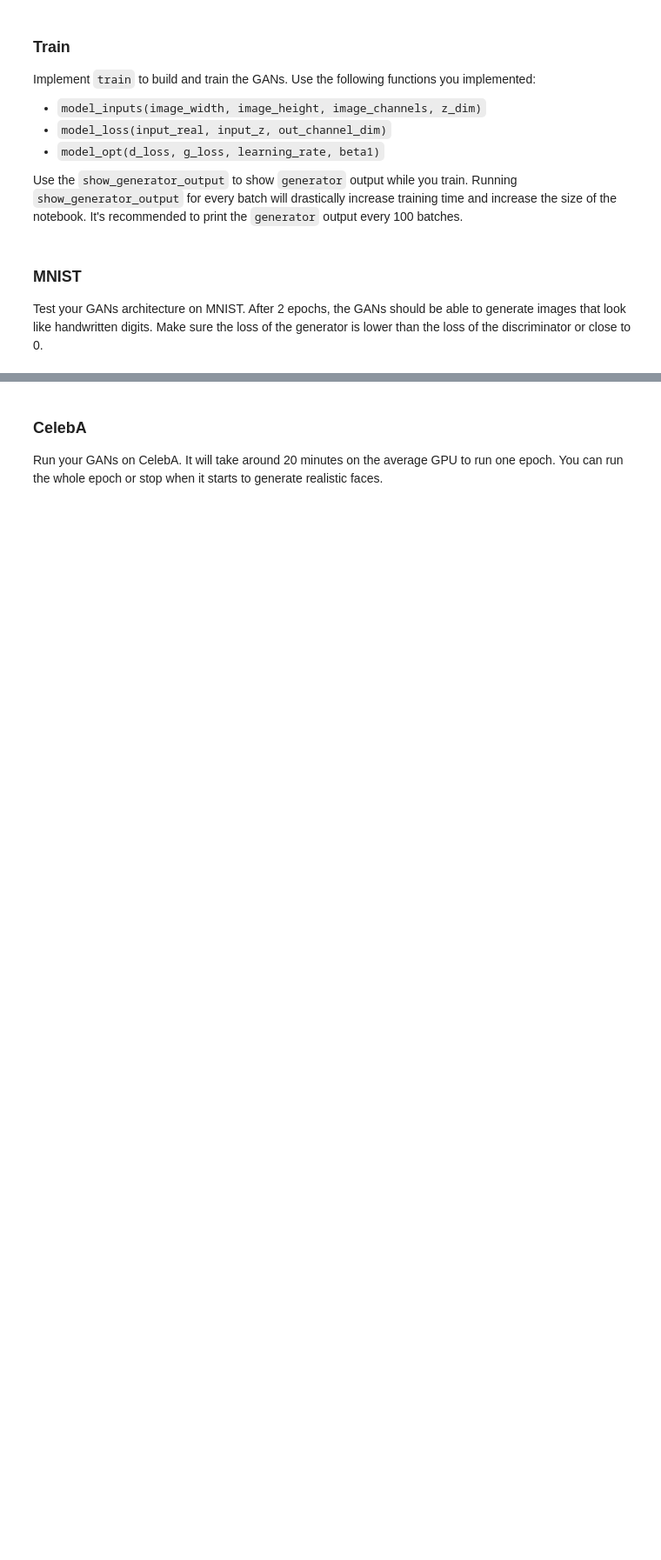
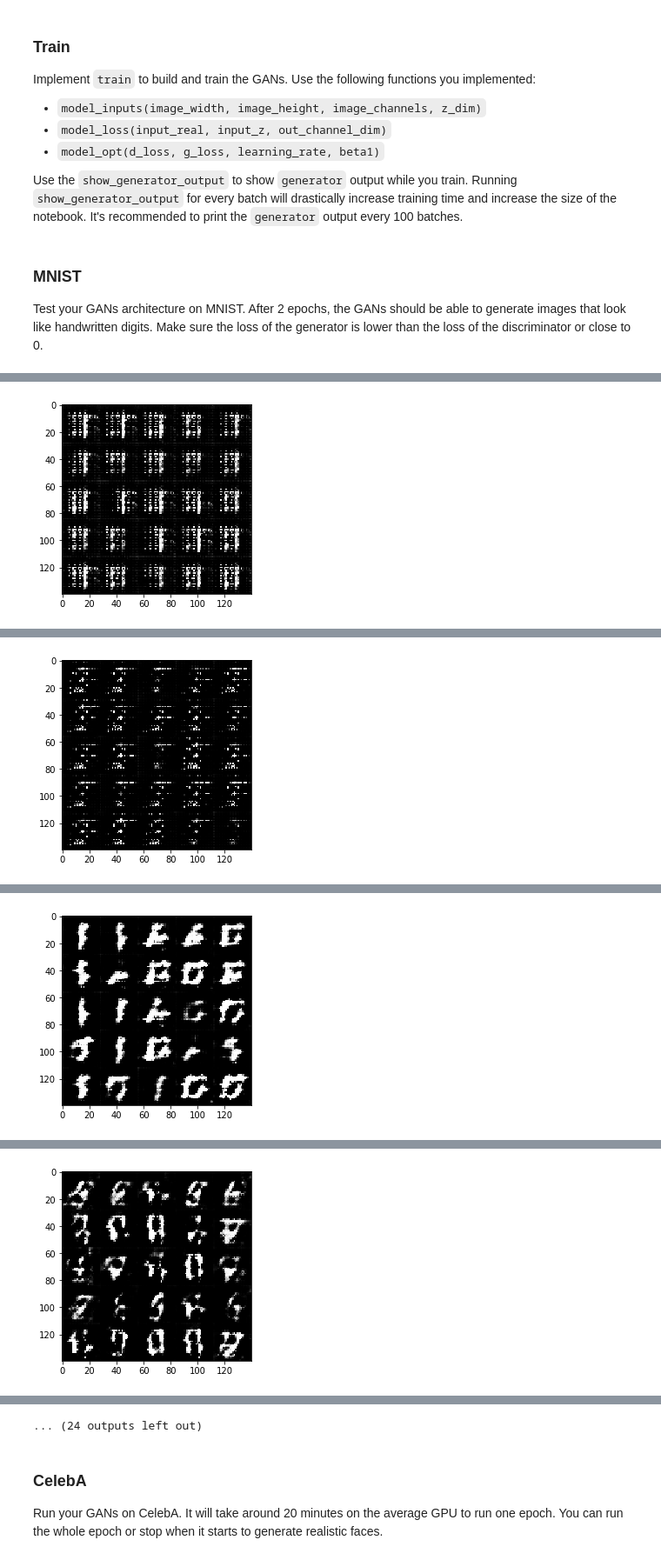
Before and after one commit to daamanmeet/Face-Generation-using-Deep-Convolution-Generative-Adversarial-Networks, a Jupyter notebook: dlnd_face_generation.ipynb, the cells around one changed output, grey strips where cells are left out. Shown at 87% size. Drawn from its saved outputs; the diff is of its cells as text; code cells hidden in the pictures; blank space fills up the shorter version.

Commit message:
Trained GAN model on MNIST and CelebA dataset

```diff
--- a/dlnd_face_generation.ipynb
+++ b/dlnd_face_generation.ipynb
@@ -106,8 +116,8 @@ def model_inputs(image_width, image_height, image_channels, z_dim):
     :param z_dim: The dimension of Z
     :return: Tuple of (tensor of real input images, tensor of z data, learning rate)
     """
-    real_input = tf.placeholder(tf.float32,(None,image_width,image_height,image_channels),name='real_input_data')
-    z_input = tf.placeholder(tf.float32,(None,z_dim),name='z_data')
+    real_input = tf.placeholder(tf.float32,[None,image_width,image_height,image_channels],name='real_input_data')
+    z_input = tf.placeholder(tf.float32,[None,z_dim],name='z_data')
     learning_rate = tf.placeholder(tf.float32,name='learning_rate')
 
     return real_input,z_input,learning_rate
@@ -312,47 +322,42 @@ def train(epoch_count, batch_size, z_dim, learning_rate, beta1, get_batches, dat
     :param data_image_mode: The image mode to use for images ("RGB" or "L")
     """
     # Build Model
+    input_real, input_z, lr = model_inputs(data_shape[1], data_shape[2], data_shape[3], z_dim)
+    d_loss, g_loss = model_loss(input_real, input_z, data_shape[3])
+    d_train_opt, g_train_opt = model_opt(d_loss, g_loss, lr, beta1)
 
-    input_real,input_z,lr = model_inputs(data_shape[1],data_shape[2],
-                                                    data_shape[3],z_dim=z_dim)
-    d_loss,g_loss = model_loss(input_real,input_z,out_channel_dim=data_shape[3])
-
-    dis_train_opt,gen_train_opt = model_opt(d_loss,g_loss,beta1)
-
-    iters = 0
+    steps = 0
 
     with tf.Session() as sess:
         sess.run(tf.global_variables_initializer())
         for epoch_i in range(epoch_count):
             for batch_images in get_batches(batch_size):
                 # Train Model
-                iters +=1
-                batch_images *=2
+                steps += 1
+                batch_images *= 2
 
                 # generator random noise input
-                batch_z = np.random.uniform(-1,1,size=(batch_size,z_dim))
+                batch_z = np.random.uniform(-1,1,size =(batch_size, z_dim))
 
                 # Run Optimizers
-                _ = sess.run(dis_train_opt,feed_dict={input_real:batch_images,input_z:batch_z,lr:learning_rate})
-                _ = sess.run(gen_train_opt,feed_dict={input_z:batch_z,lr:learning_rate})
+                _ = sess.run([d_train_opt, g_train_opt],feed_dict={input_real:batch_images ,input_z: batch_z ,lr:learning_rate})
 
-                if iters%100 == 0:
-                    train_d_loss = d_loss.eval({input_real:batch_images,input_z:batch_z})
-                    train_g_loss = g_loss.eval({input_z:batch_z})
+                if steps%100 == 0:
+                    train_loss_d = d_loss.eval({input_real: batch_images, input_z: batch_z})
+                    train_loss_g = g_loss.eval({input_real: batch_images, input_z: batch_z})
 
-                    print("Epoch {}/{}....".format(epoch_i+1,epoch_count)),
-                    "Discrminator Loss: {:.4f}....".format(train_d_loss),
-                    "Generator Loss: {:.4f}....".format(train_g_loss)
+                    print("Epoch {}/{}...".format(epoch_i+1, epoch_count),"Discriminator Loss: {:.4f}...".format(train_loss_d),
+                          "Generator Loss: {:.4f}".format(train_loss_g))
 
-                    show_generator_output(sess,30,input_z,data_shape[3],data_image_mode)
+                    show_generator_output(sess, 25, input_z, data_shape[3], data_image_mode)
 # %% [markdown]
 ### MNIST
 Test your GANs architecture on MNIST.  After 2 epochs, the GANs should be able to generate images that look like handwritten digits.  Make sure the loss of the generator is lower than the loss of the discriminator or close to 0.
 # %%
-batch_size = None
-z_dim = None
-learning_rate = None
-beta1 = None
+batch_size = 64
+z_dim = 128
+learning_rate = 0.002
+beta1 = 0.5
 
 
 """
@@ -364,3 +369,4 @@ mnist_dataset = helper.Dataset('mnist', glob(os.path.join(data_dir, 'mnist/*.jpg
 with tf.Graph().as_default():
     train(epochs, batch_size, z_dim, learning_rate, beta1, mnist_dataset.get_batches,
           mnist_dataset.shape, mnist_dataset.image_mode)
+# %% [output]
@@ -366,0 +374 @@ with tf.Graph().as_default():
+[figure, added]
@@ -366,0 +376 @@ with tf.Graph().as_default():
+[figure, added]
@@ -366,0 +378 @@ with tf.Graph().as_default():
+[figure, added]
@@ -366,0 +380 @@ with tf.Graph().as_default():
+[figure, added]
@@ -367,3 +385,4 @@ with tf.Graph().as_default():
+... (24 outputs left out)
 # %% [markdown]
 ### CelebA
 Run your GANs on CelebA.  It will take around 20 minutes on the average GPU to run one epoch.  You can run the whole epoch or stop when it starts to generate realistic faces.
```
Also changed, not shown: parts of 8 cells of this notebook, 1 other file.
